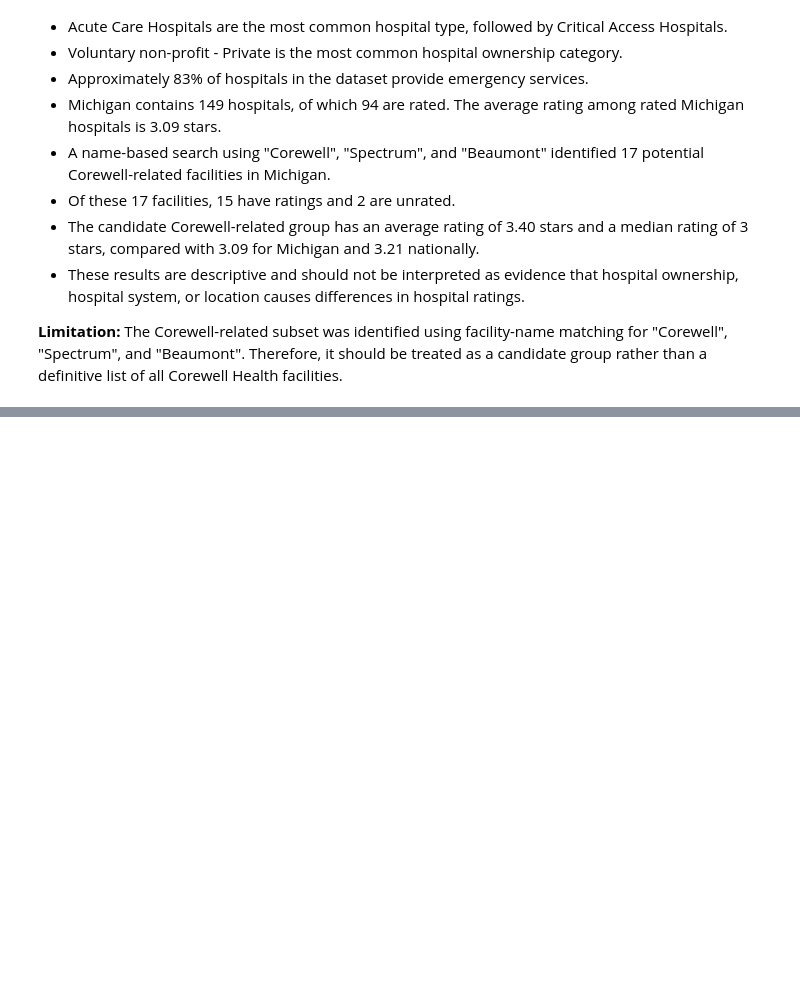
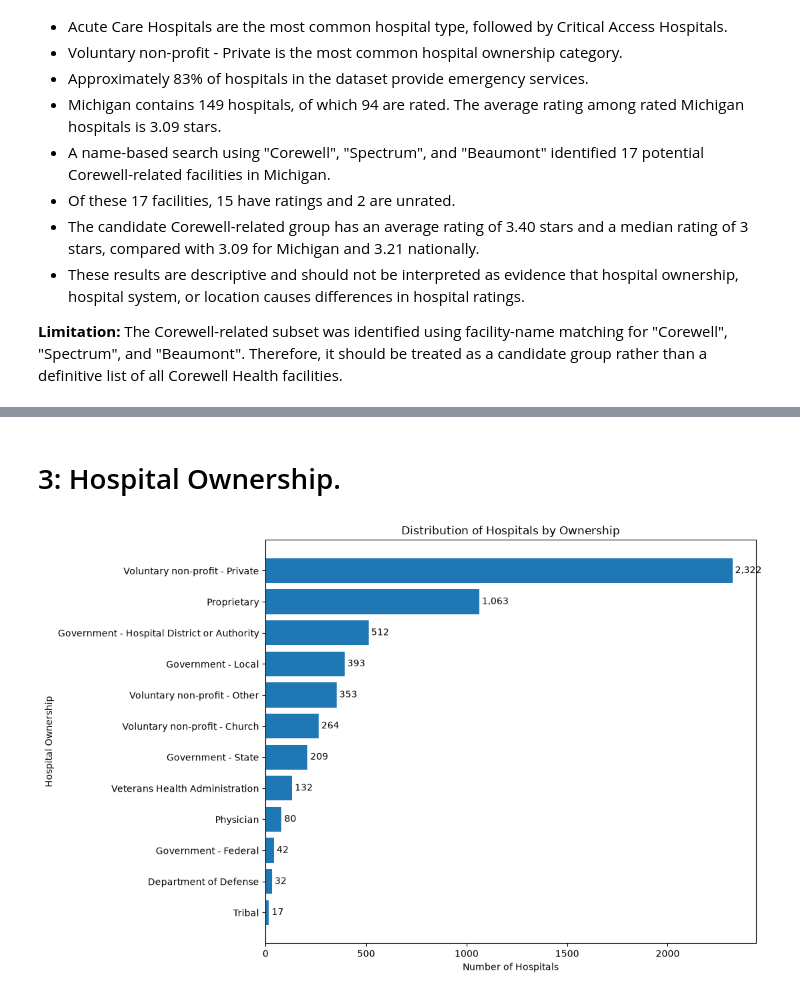
Before and after one commit to kirui-star/cms-hospital-data-analysis, a Jupyter notebook: hospital_analysis.ipynb, the cells around one changed output, grey strips where cells are left out. Saved outputs shown, nothing was run; the diff lists cells and outputs as text; code cells hidden in the pictures; blank space fills up the shorter version.

```diff
--- a/hospital_analysis.ipynb
+++ b/hospital_analysis.ipynb
@@ -897,0 +979,33 @@ The exploratory analysis identified several important patterns in the hospital d
+# %% [markdown]
+# 3: Hospital Ownership.
+# %%
+ownership_counts = (
+    df_analysis["Hospital Ownership"]
+    .value_counts()
+    .sort_values()
+)
+
+plt.figure(figsize=(11, 7))
+
+bars = plt.barh(
+    ownership_counts.index,
+    ownership_counts.values
+)
+
+plt.title("Distribution of Hospitals by Ownership")
+plt.xlabel("Number of Hospitals")
+plt.ylabel("Hospital Ownership")
+
+for bar in bars:
+    width = bar.get_width()
+    plt.text(
+        width,
+        bar.get_y() + bar.get_height() / 2,
+        f" {int(width):,}",
+        va="center"
+    )
+
+plt.tight_layout()
+plt.show()
+# %% [output]
+[figure, added]
```
Also changed, not shown: parts of 12 cells of this notebook.
